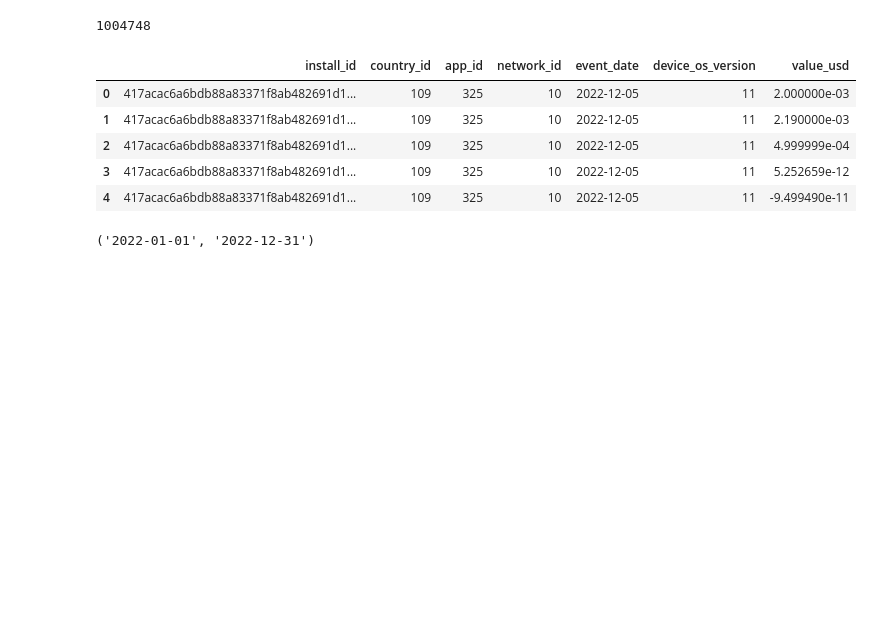
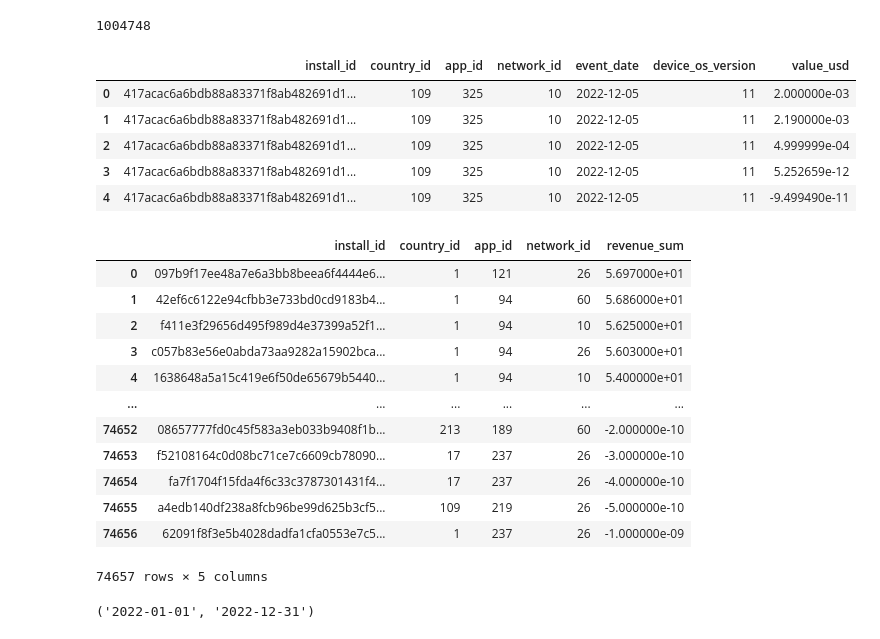
Before and after one commit to roshaan7zafar/JustDice, a Jupyter notebook: main.ipynb, the cells around one changed output. Saved outputs shown, nothing was run; the diff lists cells and outputs as text; code cells hidden in the pictures; blank space fills up the shorter version.

Commit message:
all files group by

```diff
--- a/main.ipynb
+++ b/main.ipynb
@@ -224,6 +224,22 @@ revenue_install_df.head()
 | 2 | 417acac6a6bdb88a83371f8ab482691d1... | 109 | 325 | 10 | 2022-12-05 | 11 | 4.999999e-04 |
 | 3 | 417acac6a6bdb88a83371f8ab482691d1... | 109 | 325 | 10 | 2022-12-05 | 11 | 5.252659e-12 |
 | 4 | 417acac6a6bdb88a83371f8ab482691d1... | 109 | 325 | 10 | 2022-12-05 | 11 | -9.499490e-11 |
+# %%
+revenue_install_df.groupby(["install_id","country_id","app_id","network_id"])['value_usd'].sum().sort_values(ascending=False).reset_index(name='revenue_sum')
+# %% [output]
+|  | install_id | country_id | app_id | network_id | revenue_sum |
+| 0 | 097b9f17ee48a7e6a3bb8beea6f4444e6... | 1 | 121 | 26 | 5.697000e+01 |
+| 1 | 42ef6c6122e94cfbb3e733bd0cd9183b4... | 1 | 94 | 60 | 5.686000e+01 |
+| 2 | f411e3f29656d495f989d4e37399a52f1... | 1 | 94 | 10 | 5.625000e+01 |
+| 3 | c057b83e56e0abda73aa9282a15902bca... | 1 | 94 | 26 | 5.603000e+01 |
+| 4 | 1638648a5a15c419e6f50de65679b5440... | 1 | 94 | 10 | 5.400000e+01 |
+| ... | ... | ... | ... | ... | ... |
+| 74652 | 08657777fd0c45f583a3eb033b9408f1b... | 213 | 189 | 60 | -2.000000e-10 |
+| 74653 | f52108164c0d08bc71ce7c6609cb78090... | 17 | 237 | 26 | -3.000000e-10 |
+| 74654 | fa7f1704f15fda4f6c33c3787301431f4... | 17 | 237 | 26 | -4.000000e-10 |
+| 74655 | a4edb140df238a8fcb96be99d625b3cf5... | 109 | 219 | 26 | -5.000000e-10 |
+| 74656 | 62091f8f3e5b4028dadfa1cfa0553e7c5... | 1 | 237 | 26 | -1.000000e-09 |
+74657 rows × 5 columns
 # %%
 revenue_install_df.event_date.min(),revenue_install_df.event_date.max()
 # %% [output]
```
Also changed, not shown: parts of 3 cells of this notebook.
